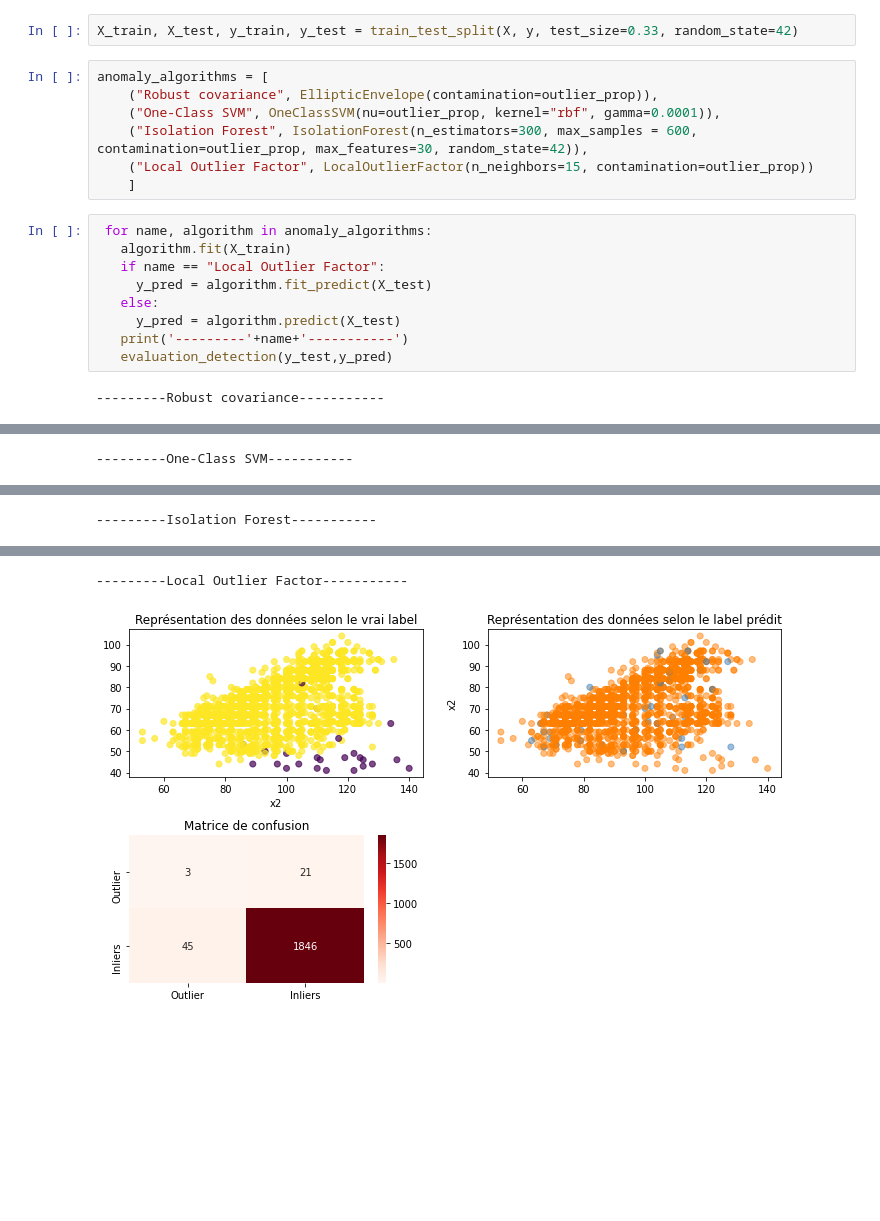
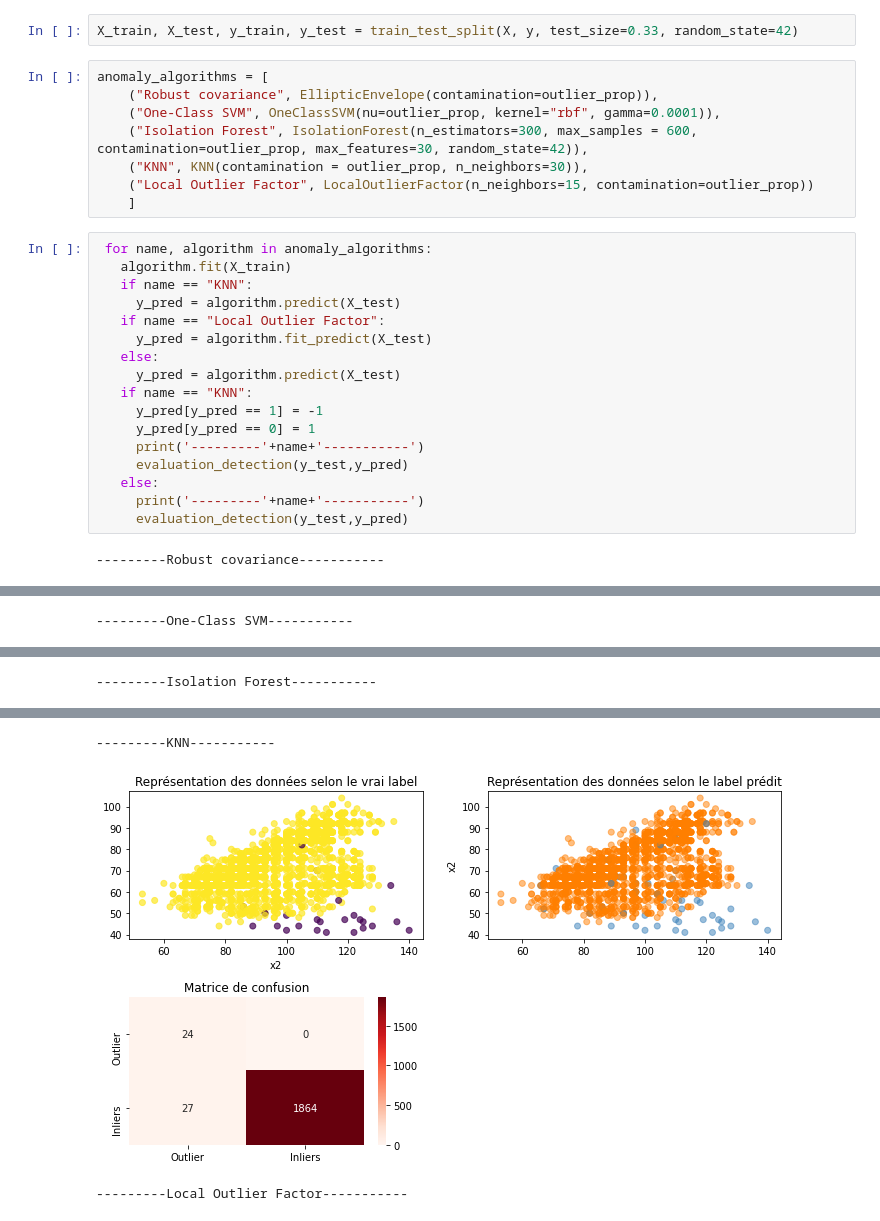
Before and after one commit to Benoitane/Detection-anomalies-et-nouveautes, a Jupyter notebook: TAA.ipynb, the cells around one changed output, grey strips where cells are left out. Drawn from its saved outputs; the diff is of its cells as text; blank space fills up the shorter version.

```diff
--- a/TAA.ipynb
+++ b/TAA.ipynb
@@ -113,23 +113,33 @@ anomaly_algorithms = [
     ("Robust covariance", EllipticEnvelope(contamination=outlier_prop)),
     ("One-Class SVM", OneClassSVM(nu=outlier_prop, kernel="rbf", gamma=0.0001)),
     ("Isolation Forest", IsolationForest(n_estimators=300, max_samples = 600, contamination=outlier_prop, max_features=30, random_state=42)),
+    ("KNN", KNN(contamination = outlier_prop, n_neighbors=30)),
     ("Local Outlier Factor", LocalOutlierFactor(n_neighbors=15, contamination=outlier_prop))
     ]
 # %%
  for name, algorithm in anomaly_algorithms:
    algorithm.fit(X_train)
+   if name == "KNN":
+     y_pred = algorithm.predict(X_test)
    if name == "Local Outlier Factor":
      y_pred = algorithm.fit_predict(X_test)
    else:
      y_pred = algorithm.predict(X_test)
-   print('---------'+name+'-----------')
-   evaluation_detection(y_test,y_pred)
+   if name == "KNN":
+     y_pred[y_pred == 1] = -1
+     y_pred[y_pred == 0] = 1
+     print('---------'+name+'-----------')
+     evaluation_detection(y_test,y_pred)
+   else:
+     print('---------'+name+'-----------')
+     evaluation_detection(y_test,y_pred)
 # %% [output]
 ---------Robust covariance-----------
 [figure]
 ---------One-Class SVM-----------
 [figure]
 ---------Isolation Forest-----------
 [figure]
----------Local Outlier Factor-----------
+---------KNN-----------
-[figure, old version]
+[figure, new version]
+---------Local Outlier Factor-----------
```
Also changed, not shown: parts of 1 cell of this notebook.
